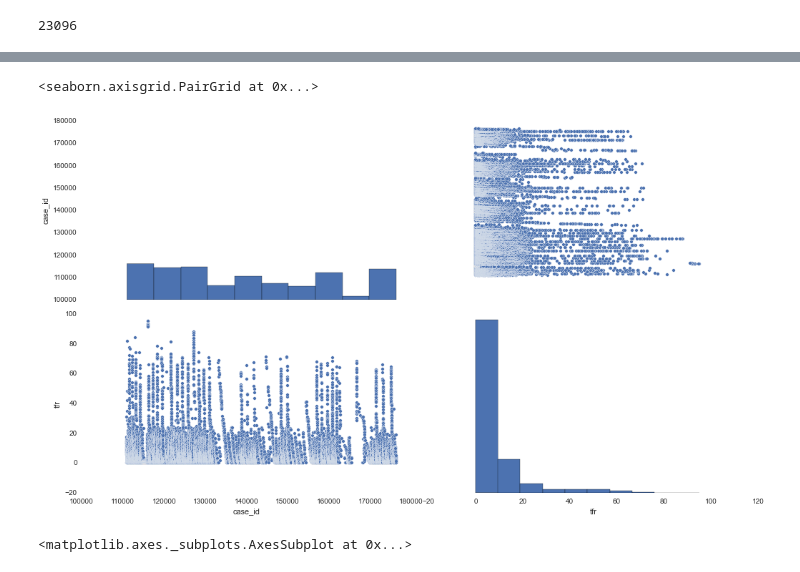
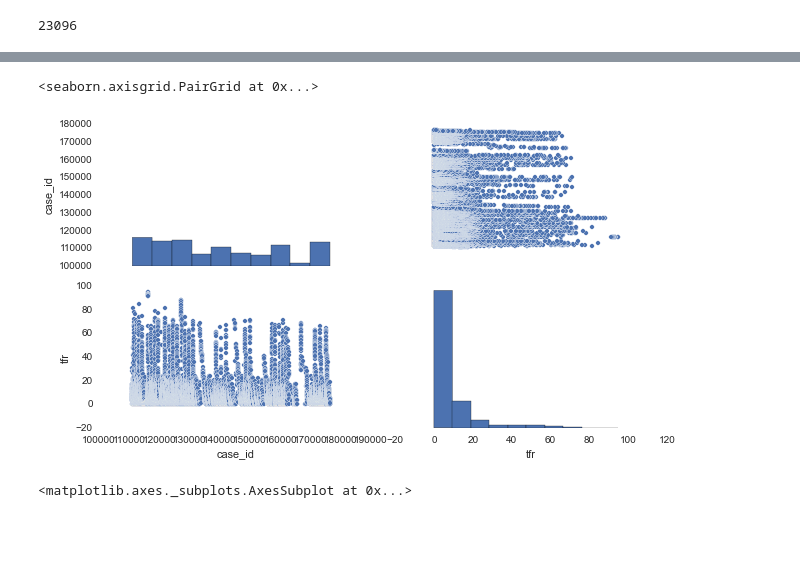
Before and after one commit to alharmon13/DAT_SF_12, a Jupyter notebook: Project /Desk-work.ipynb, the cells around one changed output, grey strips where cells are left out. Drawn from its saved outputs; the diff is of its cells as text; code cells hidden in the pictures; blank space fills up the shorter version.

```diff
--- a/Project /Desk-work.ipynb
+++ b/Project /Desk-work.ipynb
@@ -114,8 +99,8 @@ data
 # %%
-sns.pairplot(data, size = 4, aspect=1.75)
+sns.pairplot(data, size = 2.5, aspect=1.75)
 # %% [output]
 <seaborn.axisgrid.PairGrid at 0x...>
-[figure, old version]
+[figure, new version]
 # %%
 data['tfr'].hist()
 # %% [output]
```
Also changed, not shown: parts of 13 cells of this notebook, 2 other files.
